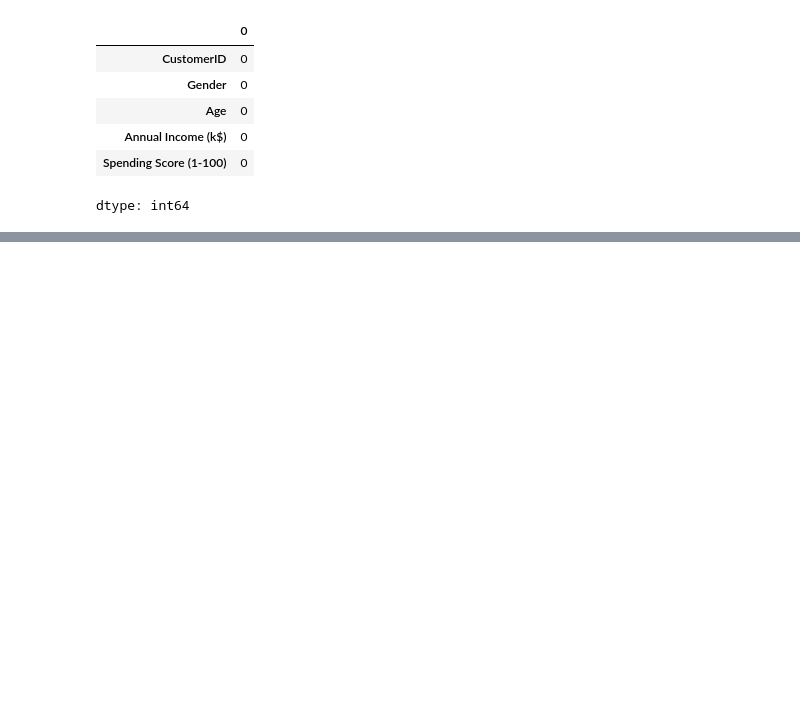
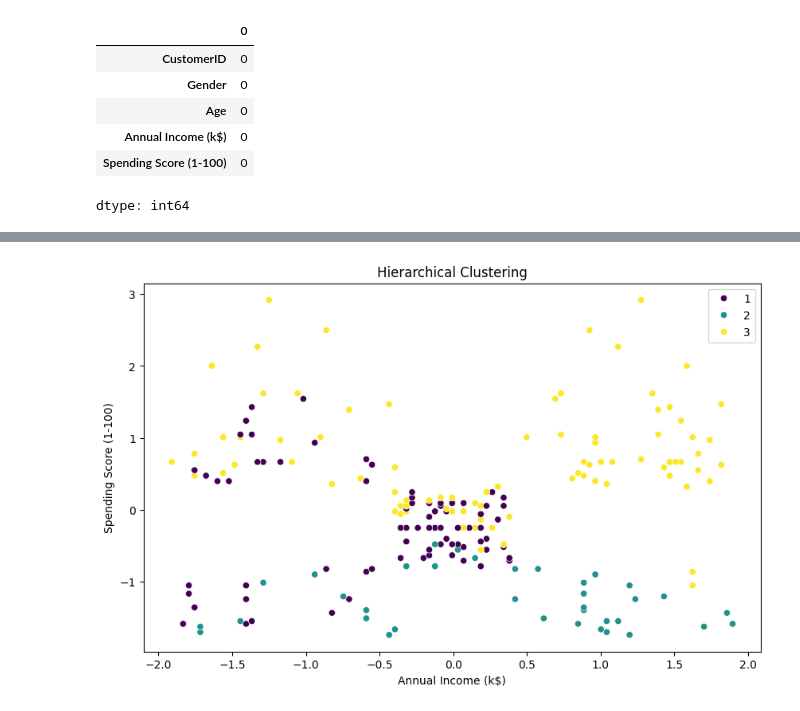
Before and after one commit to mrrjew/KMeans-clustering, a Jupyter notebook: Lab6_11225319.ipynb, the cells around one changed output, grey strips where cells are left out. Saved outputs shown, nothing was run; the diff lists cells and outputs as text; code cells hidden in the pictures; blank space fills up the shorter version.

```diff
--- a/Lab6_11225319.ipynb
+++ b/Lab6_11225319.ipynb
@@ -122,0 +144,10 @@ kmeans.fit(x)
+# %%
+labels_hierarchical = sch.fcluster(sch.linkage(x,method='ward'),3,'maxclust')
+plt.figure(figsize=(10,6))
+sns.scatterplot(x=df['Spending Score (1-100)'],y=df['Annual Income (k$)'],hue=labels_hierarchical,data=df,palette='viridis')
+plt.title('Hierarchical Clustering')
+plt.xlabel('Annual Income (k$)')
+plt.ylabel('Spending Score (1-100)')
+plt.show()
+# %% [output]
+[figure, added]
```
Also changed, not shown: parts of 10 cells of this notebook.
